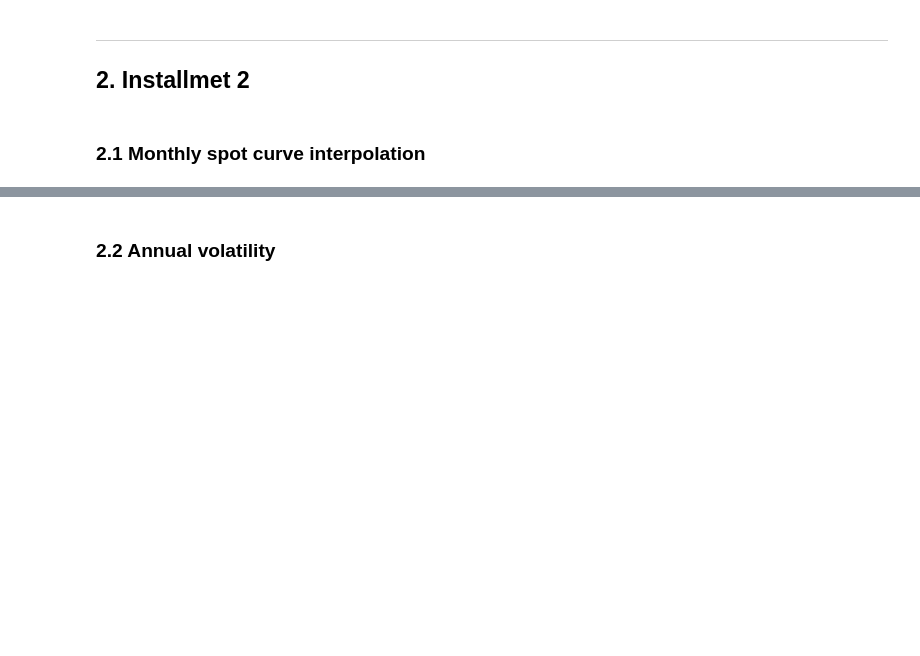
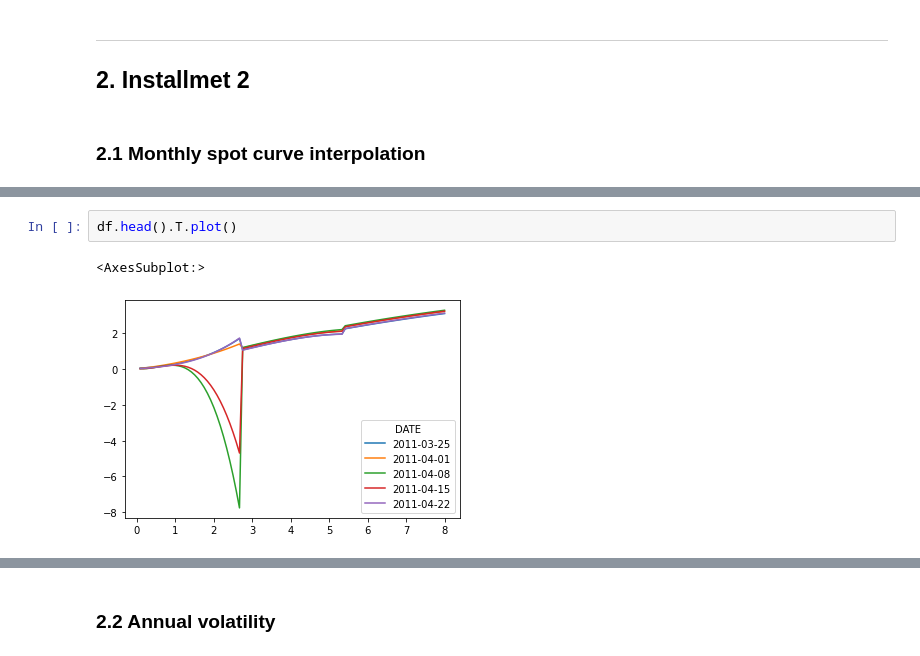
Before and after one commit to Clarence1027/IRD-pricer, a Jupyter notebook: report.ipynb, the cells around one changed output, grey strips where cells are left out. Drawn from its saved outputs; the diff is of its cells as text; blank space fills up the shorter version.

```diff
--- a/report.ipynb
+++ b/report.ipynb
@@ -87,0 +104,5 @@ def interpolation(x,y,tenor):
+# %%
+df.head().T.plot()
+# %% [output]
+<AxesSubplot:>
+[figure, added]
```
Also changed, not shown: parts of 15 cells of this notebook, 4 other files.
